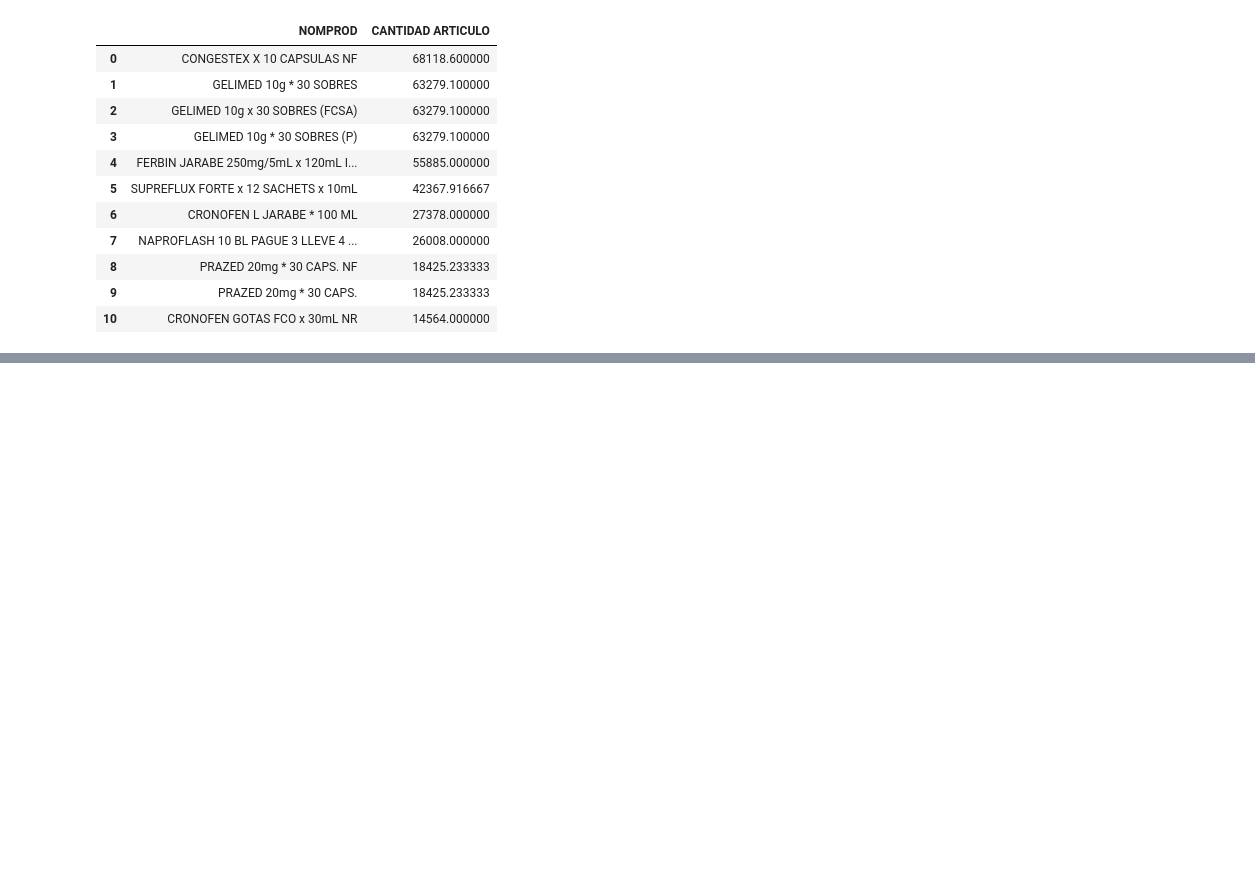
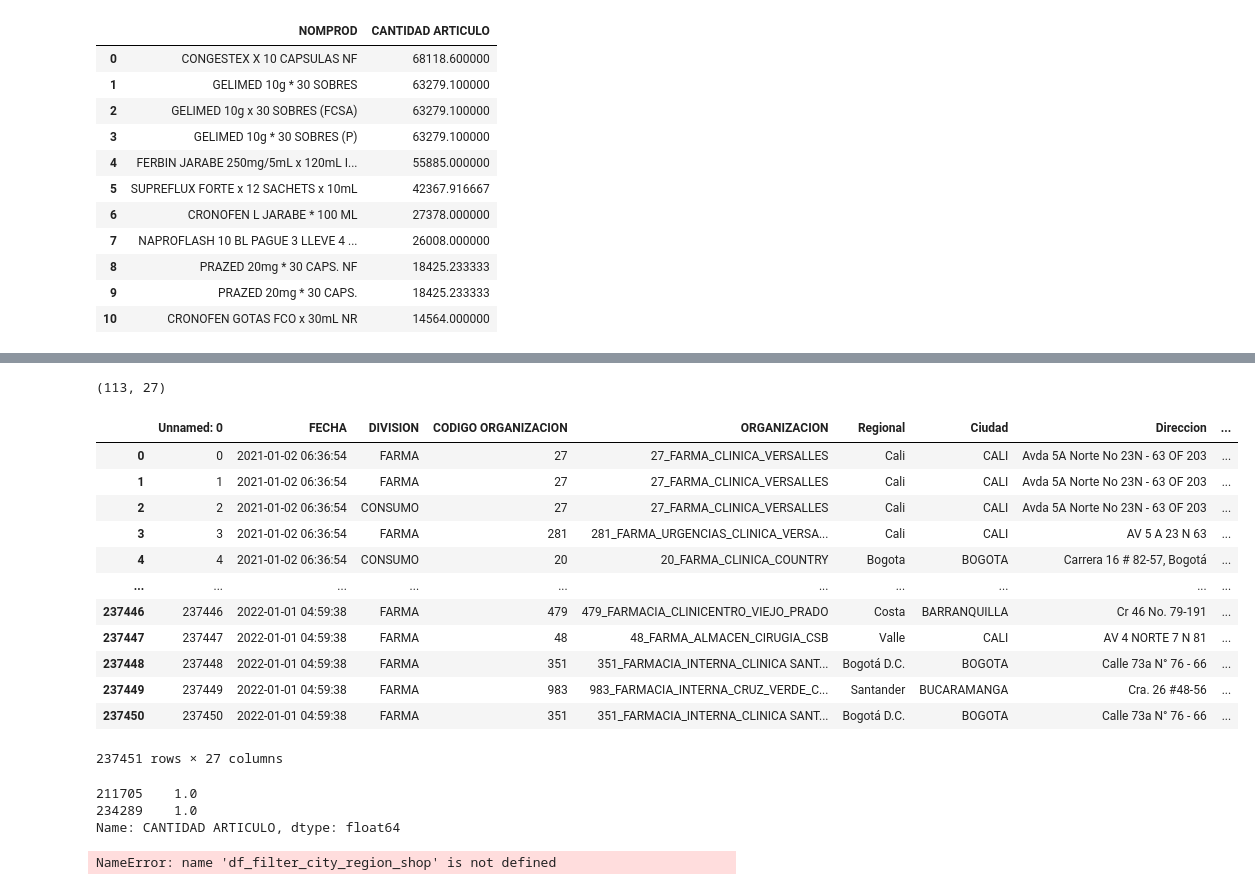
Before and after one commit to FabianCoyDuarte/Medical_Data, a Jupyter notebook: inventario.ipynb, the cells around one changed output, grey strips where cells are left out. Drawn from its saved outputs; the diff is of its cells as text; code cells hidden in the pictures; blank space fills up the shorter version.

```diff
--- a/inventario.ipynb
+++ b/inventario.ipynb
@@ -302,3 +339,5 @@ top_10_cantidad[0:11]
 | 8 | PRAZED 20mg * 30 CAPS. NF | 18425.233333 |
 | 9 | PRAZED 20mg * 30 CAPS. | 18425.233333 |
 | 10 | CRONOFEN GOTAS FCO x 30mL NR | 14564.000000 |
+# %%
+total_inv = pd.read_csv(r'C:\Users\fcoy\Documents\Personal Docs\Farma\Medical_Data\Data\Reporte_Merge_Inventario_Portafolio.csv')
@@ -304,0 +360,4 @@ top_10_cantidad[0:11]
+# %%
+organizacion.shape
+# %% [output]
+(113, 27)
@@ -304,0 +366,26 @@ top_10_cantidad[0:11]
+# %%
+total_inv[]
+# %% [output]
+|  | Unnamed: 0 | FECHA | DIVISION | CODIGO ORGANIZACION | ORGANIZACION | Regional | Ciudad | Direccion | ... |
+| 0 | 0 | 2021-01-02 06:36:54 | FARMA | 27 | 27_FARMA_CLINICA_VERSALLES | Cali | CALI | Avda 5A Norte No 23N - 63 OF 203 | ... |
+| 1 | 1 | 2021-01-02 06:36:54 | FARMA | 27 | 27_FARMA_CLINICA_VERSALLES | Cali | CALI | Avda 5A Norte No 23N - 63 OF 203 | ... |
+| 2 | 2 | 2021-01-02 06:36:54 | CONSUMO | 27 | 27_FARMA_CLINICA_VERSALLES | Cali | CALI | Avda 5A Norte No 23N - 63 OF 203 | ... |
+| 3 | 3 | 2021-01-02 06:36:54 | FARMA | 281 | 281_FARMA_URGENCIAS_CLINICA_VERSA... | Cali | CALI | AV 5 A 23 N 63 | ... |
+| 4 | 4 | 2021-01-02 06:36:54 | CONSUMO | 20 | 20_FARMA_CLINICA_COUNTRY | Bogota | BOGOTA | Carrera 16 # 82-57, Bogotá | ... |
+| ... | ... | ... | ... | ... | ... | ... | ... | ... | ... |
+| 237446 | 237446 | 2022-01-01 04:59:38 | FARMA | 479 | 479_FARMACIA_CLINICENTRO_VIEJO_PRADO | Costa | BARRANQUILLA | Cr 46 No. 79-191 | ... |
+| 237447 | 237447 | 2022-01-01 04:59:38 | FARMA | 48 | 48_FARMA_ALMACEN_CIRUGIA_CSB | Valle | CALI | AV 4 NORTE 7 N 81 | ... |
+| 237448 | 237448 | 2022-01-01 04:59:38 | FARMA | 351 | 351_FARMACIA_INTERNA_CLINICA SANT... | Bogotá D.C. | BOGOTA | Calle 73a N° 76 - 66 | ... |
+| 237449 | 237449 | 2022-01-01 04:59:38 | FARMA | 983 | 983_FARMACIA_INTERNA_CRUZ_VERDE_C... | Santander | BUCARAMANGA | Cra. 26 #48-56 | ... |
+| 237450 | 237450 | 2022-01-01 04:59:38 | FARMA | 351 | 351_FARMACIA_INTERNA_CLINICA SANT... | Bogotá D.C. | BOGOTA | Calle 73a N° 76 - 66 | ... |
+237451 rows × 27 columns
+# %%
+medicamento['CANTIDAD ARTICULO']
+# %% [output]
+211705    1.0
+234289    1.0
+Name: CANTIDAD ARTICULO, dtype: float64
+# %%
+regional_behaviour = df_filter_city_region_shop.groupby(['NOMPROD','Regional Correcta', 'Mes','Mes Numerico'])['COSTO TOTAL ARTICULO'].sum().reset_index()
+# %% [output]
+NameError: name 'df_filter_city_region_shop' is not defined
```
Also changed, not shown: parts of 12 cells of this notebook, 2 other files.
